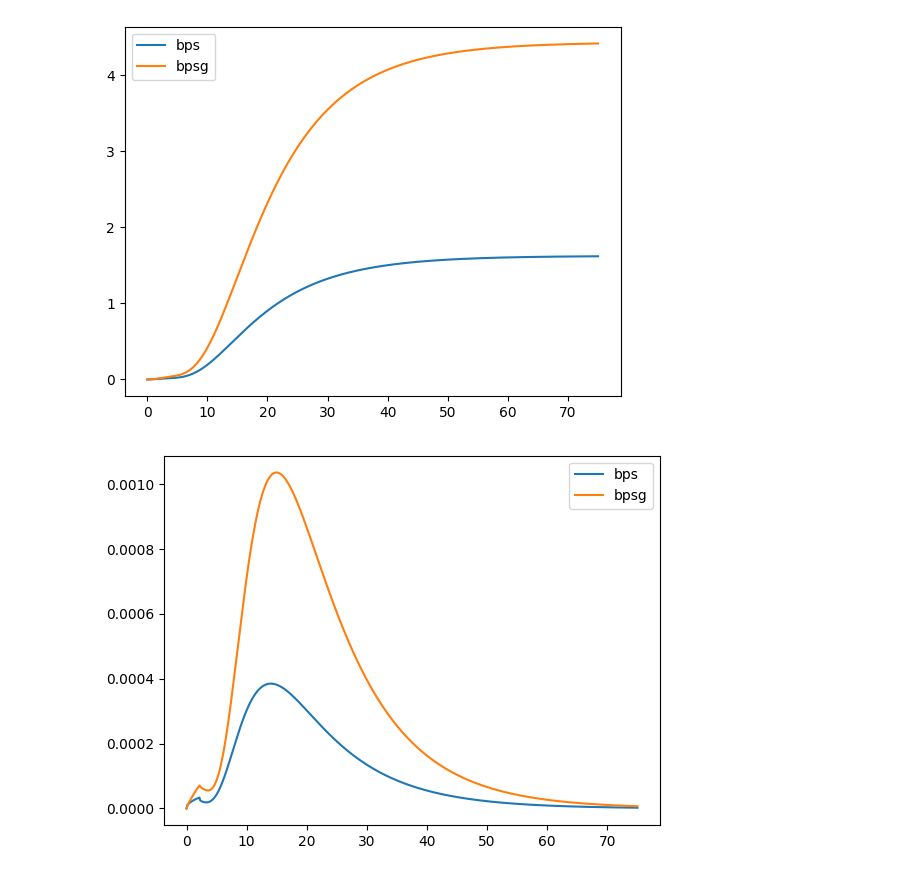
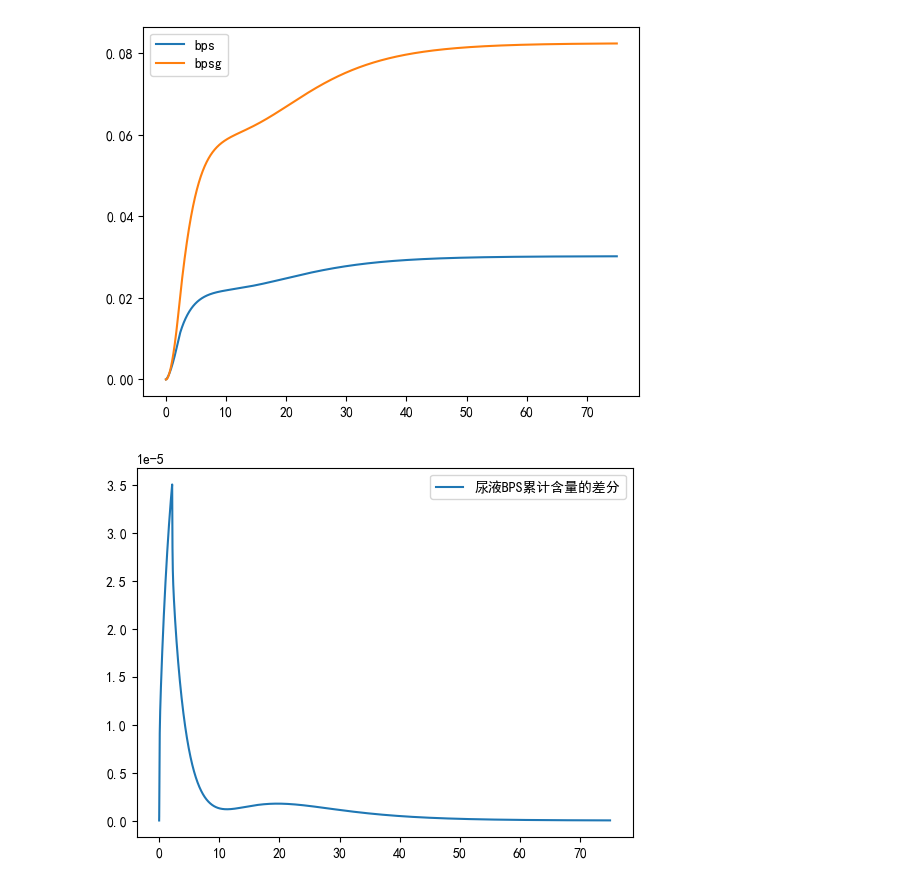
Before and after one commit to findmezackbone/BPs_BPTK, a Jupyter notebook: Python/testplot.ipynb, the cells around one changed output. Saved outputs shown, nothing was run; the diff lists cells and outputs as text; code cells hidden in the pictures.

```diff
--- a/Python/testplot.ipynb
+++ b/Python/testplot.ipynb
@@ -1,6 +1,8 @@
 # %%
 import numpy as np
 import matplotlib.pyplot as plt
+plt.rcParams['font.sans-serif']=['SimHei'] # 用来正常显示中文标签
+plt.rcParams['axes.unicode_minus']=False # 用来正常显示负号
 import os
 os.chdir('d:\\1st\\BPs_BPTK')
 import sys
@@ -13,7 +15,7 @@ from scipy import stats
 # %%
 j = 0
 time = np.arange(0,75,0.005) #七十五个小时的时间戳
-a = np.array([[2.84453125e+01, 6.39000000e+00, 3.45000000e+00]])
+a = np.array([[14  ,   6.39  , 6]])
 data,urinebps,urinebpsg = BPS_BPTK_MultiParas(t = time,volunteer_ID =j, paras = a ,mode = '63')
 # %%
 urinebpsg[0,13715]
@@ -115,14 +117,14 @@ plt.plot(time,urinebpsg[0,:],label = 'bpsg')
 plt.legend()
 plt.show()
 # %% [output]
-[figure, old version]
+[figure, new version]
 # %%
 #绘制urinebps和urinebpsg的一阶差分曲线图
 diffubps = np.diff(urinebps) #取尿液累计BPS含量的一阶差分
 diffubpsg = np.diff(urinebpsg)
-plt.plot(time[:-1],diffubps[0,:],label = 'bps')
-plt.plot(time[:-1],diffubpsg[0,:],label = 'bpsg')
+plt.plot(time[:-1],diffubps[0,:],label = '尿液BPS累计含量的差分')
+#plt.plot(time[:-1],diffubpsg[0,:],label = 'bpsg')
 plt.legend()
 plt.show()
 # %% [output]
-[figure, old version]
+[figure, new version]
```
Also changed, not shown: parts of 5 cells of this notebook, 38 other files.
